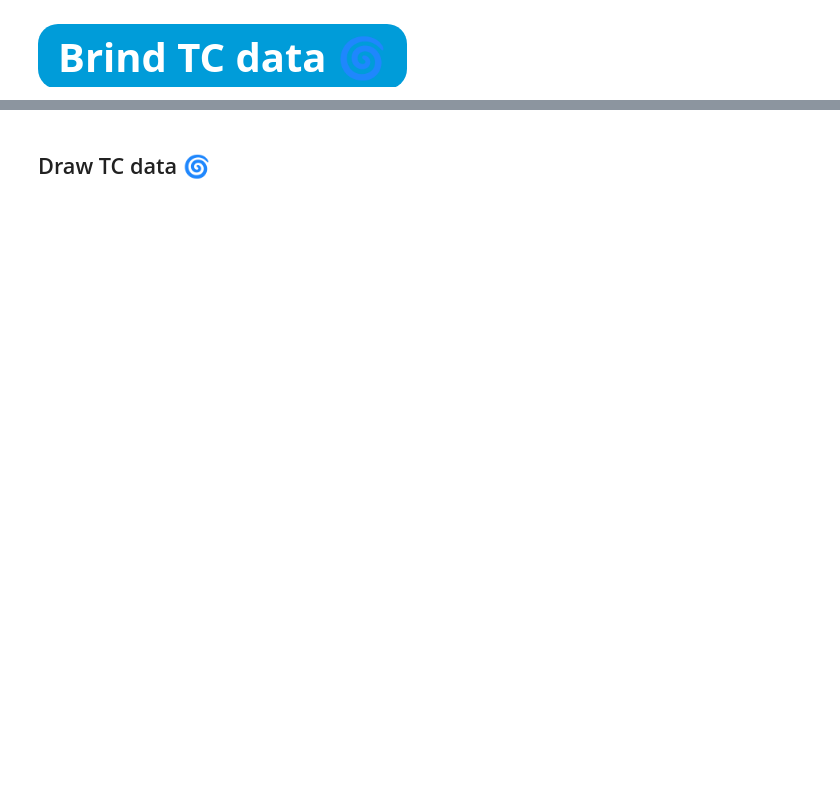
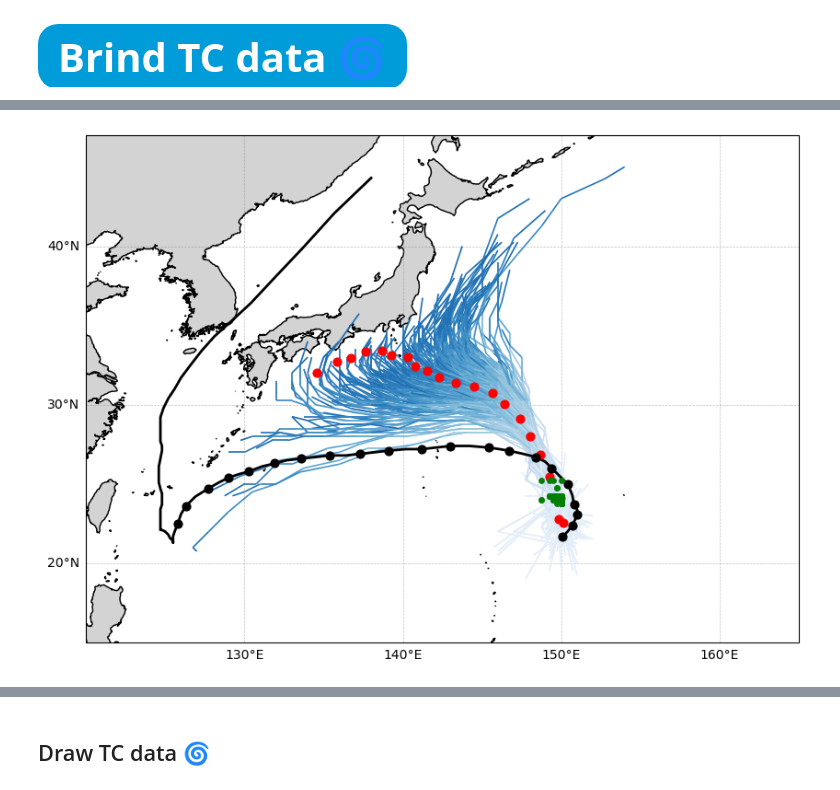
Before and after one commit to jjoo0727/Convective-Systems-Tropical-Dynamics-Laboratory, a Jupyter notebook: sensitivity/TC_track_and_vortex_remove.ipynb, the cells around one changed output, grey strips where cells are left out. Saved outputs shown, nothing was run; the diff lists cells and outputs as text; code cells hidden in the pictures; blank space fills up the shorter version.

```diff
--- a/sensitivity/TC_track_and_vortex_remove.ipynb
+++ b/sensitivity/TC_track_and_vortex_remove.ipynb
@@ -259,3 +252,0 @@ def normalize_lon(lon):
-# %%
-storm_lon, storm_lat, storm_mslp, storm_time = storm_info(pangu_dir, storm_name, storm_year, datetime_list = datetime_list, wind_thres=0)
-storm_lon, storm_lat, storm_mslp, storm_time
@@ -279,0 +476,93 @@ storm_lon, storm_lat, storm_mslp, storm_time
+# %%
+plot_time = 12
+
+print(f"Plot: {storm_name} ({storm_year})")
+fig, ax = plt.subplots(figsize=(10, 8), subplot_kw={'projection': ccrs.PlateCarree()})
+plot_extent = [120, 165, 15, 47]
+ax.set_extent(plot_extent, crs=ccrs.PlateCarree())
+ax.add_feature(cfeature.LAND, facecolor='lightgray')
+ax.coastlines("10m")
+
+
+wind_norm = mcolors.Normalize(vmin=20, vmax=140)
+original_cmap = plt.get_cmap('jet')
+new_jet = mcolors.LinearSegmentedColormap.from_list(
+    'truncated_jet',
+    original_cmap(np.linspace(0, 1, 100)) # 0.2~0.8 구간을 100단계로 추출
+)
+ax.plot(storm_lon, storm_lat, color='black', linestyle='-', marker='', transform=ax.projection, zorder=10, linewidth=2)
+
+full_blues = plt.get_cmap('Blues')
+new_colors_blue = full_blues(np.linspace(0.1, 0.8, 256))
+blue_cmap = mcolors.LinearSegmentedColormap.from_list('Blues_truncated', new_colors_blue)
+num = 0
+min_position = ssv_dict[first_time]
+for ens in ens_list:
+    lons = [pos['lon'] for _,pos in min_position[ens].items()]
+    lats = [pos['lat'] for _,pos in min_position[ens].items()]
+    plot_ens_tracks(lons, lats, ax, cmap = blue_cmap, zorder = 8)
+    # max_wind = [pos['max_wind'] for _,pos in min_position[ens].items()]
+    # pred_times = [pos for pos,_ in min_position[ens].items()]
+    num += 1 if len(lons)>0 else 0
+    # lc = colorline(ax, lons, lats, z=max_wind, cmap=plt.get_cmap('jet'), norm=mcolors.Normalize(vmin=20/1.94384, vmax=140/1.94384), linewidth=2, alpha=1, zorder = 30)
+
+gl = ax.gridlines(crs=ccrs.PlateCarree(), draw_labels=True, linewidth=0.5, color='gray', alpha=0.5, linestyle='--')
+gl.top_labels = False
+gl.right_labels = False
+gl.xlocator = mticker.MultipleLocator(10)
+gl.ylocator = mticker.MultipleLocator(10)
+
+# cbar = plt.colorbar(sax, ax = ax, fraction=0.03, pad = 0.03)
+# cbar.set_label('Maximum Wind Speed (knots)', fontsize=12)
+
+
+ens_spread_dict = {}
+ens_error_dict = {}
+ens_num_dict = {}
+
+mid_pos = []
+for t in range(0, 121, 6):
+    snap_time = first_time + timedelta(hours = t)
+    tar_pos = []
+    for ens, single_data in min_position.items():
+        snap_data = min_position[ens].get(first_time+timedelta(hours=t), None)
+
+        if snap_data:
+            tar_pos.append([snap_data['lon'], snap_data['lat']])
+            if t == plot_time:
+                mid_pos.append([snap_data['lon'], snap_data['lat']])
+
+    if len(tar_pos) <= 1:
+        continue
+    else:
+        tar_pos = np.array(tar_pos)
+
+    snap_lon, snap_lat = storm_lon[storm_time == snap_time], storm_lat[storm_time == snap_time]
+    avg_lon, avg_lat = weighted_avg_latlon(tar_pos[:,0], tar_pos[:,1])
+
+    ax.scatter(avg_lon, avg_lat, color = 'red', zorder = 11, s = 40)
+    # ax.text(avg_lon, avg_lat, t, zorder = 13, horizontalalignment='center', verticalalignment='center' )
+    ax.scatter(snap_lon, snap_lat, color = 'black', zorder = 12, s=40)
+
+    # ax.text(snap_lon, snap_lat, t, zorder = 13, horizontalalignment='center', verticalalignment='center' )
+
+    corr_pos_tar = np.copy(tar_pos)
+    corr_pos_tar[:, 0] = (tar_pos[:, 0]-np.mean(tar_pos[:, 0])) * np.cos(np.radians(tar_pos[:, 1]))  # 경도에 cos(위도)를 곱해 거리 왜곡 보정
+    pca_tar = PCA(n_components=1)
+    pca_tar.fit(corr_pos_tar)
+    pca_tar.mean_[0] = pca_tar.mean_[0] / np.cos(np.radians(pca_tar.mean_[1])) + np.mean(tar_pos[:, 0])
+    projection = pca_tar.transform(corr_pos_tar)[:, 0]  # 주축에 투영된 데이터 (1차원)
+    distances_tar = (projection - np.mean(projection)) * 111
+    ens_spread_dict[t] = np.std(distances_tar, ddof = 1).round(1)
+    ens_error_dict[t] = haversine_distance(snap_lon, snap_lat, avg_lon, avg_lat).round(1)
+    ens_num_dict[t] = len(distances_tar)
+
+print(ens_spread_dict)
+print(ens_error_dict)
+print(ens_num_dict)
+
+ax.scatter(np.array(mid_pos)[:,0], np.array(mid_pos)[:,1], color = 'green', zorder = 12, s=15)
+
+print(f"{num}/{len(ens_list)} ensembles predicted the track.")
+plt.show()
+# %% [output]
@@ -279,0 +574 @@ storm_lon, storm_lat, storm_mslp, storm_time
+[figure, added]
```
Also changed, not shown: parts of 19 cells of this notebook, 9 other files.
